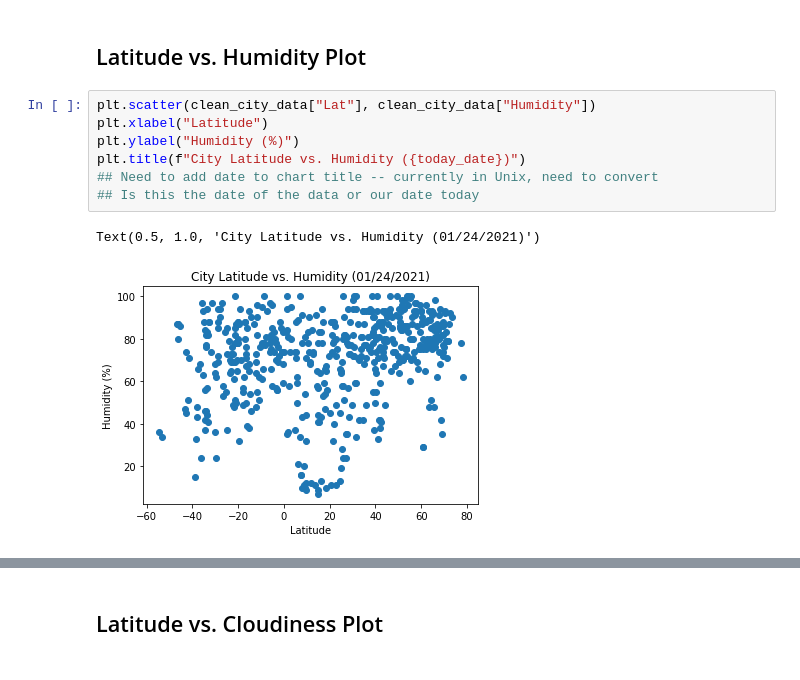
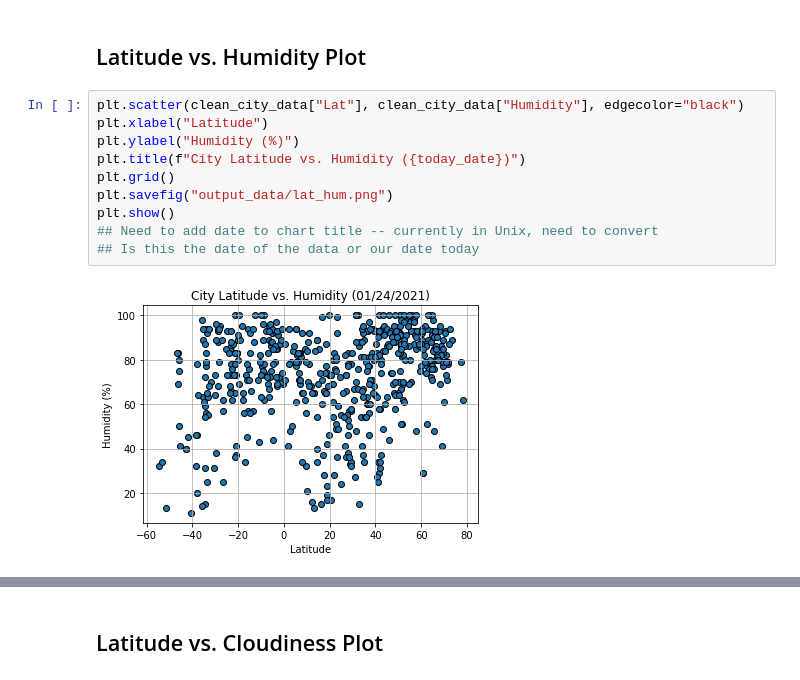
Before and after one commit to hsharma263/python-api-challenge, a Jupyter notebook: WeatherPy/starter_code_WeatherPy.ipynb, the cells around one changed output, grey strips where cells are left out. Saved outputs shown, nothing was run; the diff lists cells and outputs as text.

Commit message:
Added plots and formatted them. Need to add analysis.

```diff
--- a/WeatherPy/starter_code_WeatherPy.ipynb
+++ b/WeatherPy/starter_code_WeatherPy.ipynb
@@ -251,12 +210,14 @@ AttributeError: type object 'datetime.datetime' has no attribute 'datetime'
 # %% [markdown]
 ## Latitude vs. Humidity Plot
 # %%
-plt.scatter(clean_city_data["Lat"], clean_city_data["Humidity"])
+plt.scatter(clean_city_data["Lat"], clean_city_data["Humidity"], edgecolor="black")
 plt.xlabel("Latitude")
 plt.ylabel("Humidity (%)")
 plt.title(f"City Latitude vs. Humidity ({today_date})")
+plt.grid()
+plt.savefig("output_data/lat_hum.png")
+plt.show()
 ## Need to add date to chart title -- currently in Unix, need to convert
 ## Is this the date of the data or our date today
 # %% [output]
-Text(0.5, 1.0, 'City Latitude vs. Humidity (01/24/2021)')
-[figure, old version]
+[figure, new version]
```
Also changed, not shown: parts of 36 cells of this notebook, 13 other files.
